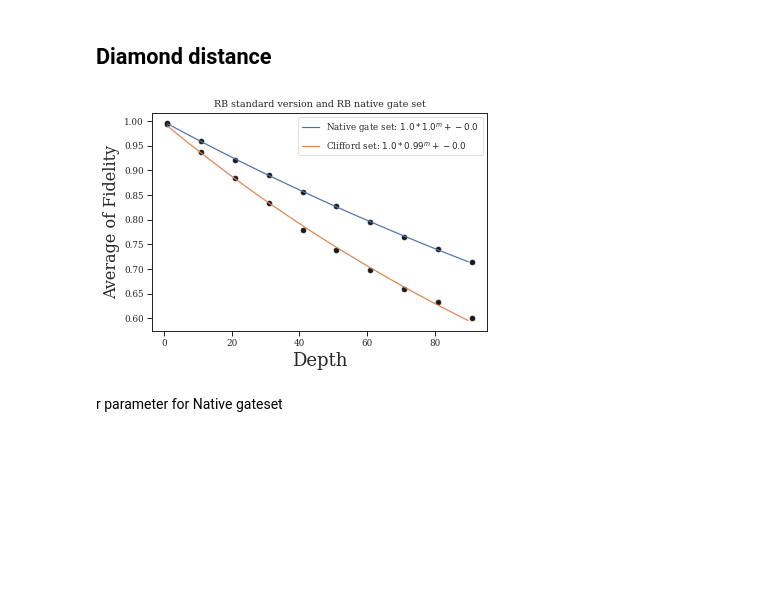
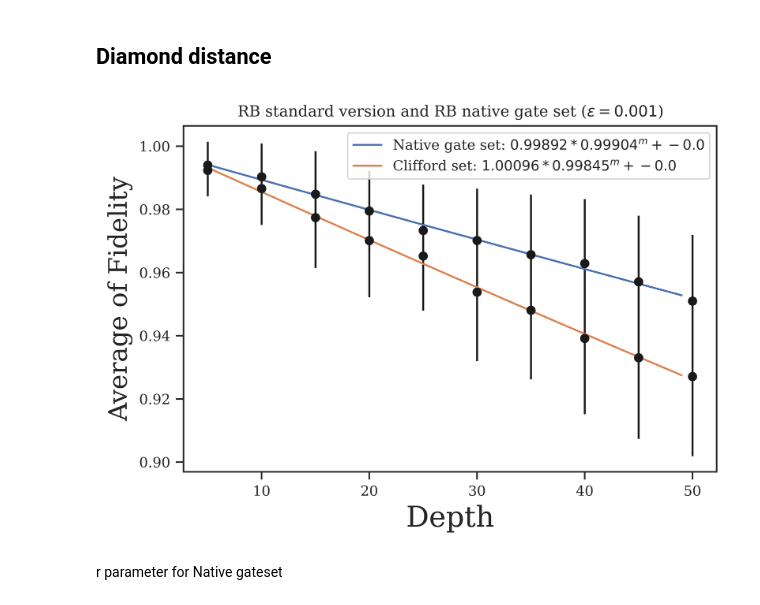
Before and after one commit to mmehrani/Randomized_Benchmarking_protocol, a Jupyter notebook: Bench_machine.ipynb, the cells around one changed output. Drawn from its saved outputs; the diff is of its cells as text; code cells hidden in the pictures; blank space fills up the shorter version.

Commit message:
depolarising noise added

```diff
--- a/Bench_machine.ipynb
+++ b/Bench_machine.ipynb
@@ -40,5 +60,9 @@ avg_runitary_fdlty_list = []
+# %%
+epsilon = 0.001
+p_xi = epsilon/4
+qmachine.qam.gate_noise=(p_xi,p_xi,p_xi)
 # %%
-ordered_layers = np.arange(1,100,10).astype('int')
+ordered_layers = np.arange(5,51,5).astype('int')
 max_layer_num = ordered_layers[-1]
 
 ordered_layers_arr = np.array( ordered_layers )
@@ -61,8 +90,10 @@ def decay_param(p,qubit_num):
 for m in tqdm(ordered_layers):
     standard_response = machine_response_standard_bench(qmachine, n_qubit, m, k_m, n_m)
     avg_std_fdlty_list.append( averageOfFidelity(standard_response) )
+    err_std_fdlty_list.append( stdOfFidelity(standard_response) )
 
-np.save( os.path.join(path,'rb_standard_{}_layers.npy'.format(max_layer_num)) ,np.array(avg_std_fdlty_list))
+np.save( os.path.join(path,'rb_standard_{}_avg_layers.npy'.format(max_layer_num)) ,np.array(avg_std_fdlty_list))
+np.save( os.path.join(path,'rb_standard_{}_err_layers.npy'.format(max_layer_num)) ,np.array(err_std_fdlty_list))
 # %%
 avg_std_fdlty_arr = np.array( avg_std_fdlty_list )
 popt_std, pcov_std = curve_fit(decay_func, ordered_layers_arr, avg_std_fdlty_arr
@@ -110,8 +141,10 @@ fig.savefig('RB_std_clifford_gates.png')
 # %%
 for m in tqdm(ordered_layers):
     avg_rng_fdlty_list.append(averageOfFidelity(machine_response_srb_native_gate(qmachine, n_qubit, m, k_m, n_m)))
+    err_rng_fdlty_list.append(stdOfFidelity(machine_response_srb_native_gate(qmachine, n_qubit, m, k_m, n_m)))
 
-np.save( os.path.join(path,'rb_native_standard_{}_layers.npy'.format(max_layer_num)) ,np.array(avg_rng_fdlty_list))
+np.save( os.path.join(path,'rb_native_standard_{}_avg_layers.npy'.format(max_layer_num)) ,np.array(avg_rng_fdlty_list))
+np.save( os.path.join(path,'rb_native_standard_{}_err_layers.npy'.format(max_layer_num)) ,np.array(err_rng_fdlty_list))
 # %%
 avg_rng_fdlty_arr = np.array( avg_rng_fdlty_list )
 popt_rng, pcov_rng = curve_fit(decay_func, ordered_layers_arr, avg_rng_fdlty_arr, bounds=([0,0,-10], [1., 10., 0.]))
@@ -166,26 +201,28 @@ plt.legend()
 # %% [markdown]
 ## Diamond distance
 # %%
-fig = plt.figure()
+fig = plt.figure(dpi = 1000)
 ax = fig.add_subplot()
 
 # plt.loglog()
 
-ax.scatter(ordered_layers, avg_rng_fdlty_list,color = 'k')
-ax.scatter(ordered_layers, avg_std_fdlty_list,color = 'k')
+ax.errorbar(ordered_layers, avg_rng_fdlty_list, yerr = err_rng_fdlty_list, fmt='o',color = 'k')
+ax.errorbar(ordered_layers, avg_std_fdlty_list, yerr = err_std_fdlty_list, fmt = 'o', color = 'k')
 
-ax.plot(between_layers, decay_func(between_layers, *popt_rng), label = r'Native gate set: ${1}*{0}^m+{2}$'.format(*np.round(popt_rng,2)))
-ax.plot(between_layers, decay_func(between_layers, *popt_std), label = r'Clifford set: ${1}*{0}^m+{2}$'.format(*np.round(popt_std,2)))
+ax.plot(between_layers, decay_func(between_layers, *popt_rng),
+        label = r'Native gate set: ${1}*{0}^m+{2}$'.format(*np.round(popt_rng,5)))
+ax.plot(between_layers, decay_func(between_layers, *popt_std),
+        label = r'Clifford set: ${1}*{0}^m+{2}$'.format(*np.round(popt_std,5)))
 
 plt.xlabel('Depth', fontsize=18)
 plt.ylabel('Average of Fidelity', fontsize=16)
-plt.title('RB standard version and RB native gate set')
+plt.title(r'RB standard version and RB native gate set ($\epsilon = {}$)'.format(epsilon))
 
 plt.legend()
 
 fig.savefig('RB_std_ntv_comparison.png')
 # %% [output]
-[figure, old version]
+[figure, new version]
 # %% [markdown]
 r parameter for Native gateset
 # %%
```
Also changed, not shown: parts of 12 cells of this notebook, 11 other files.
